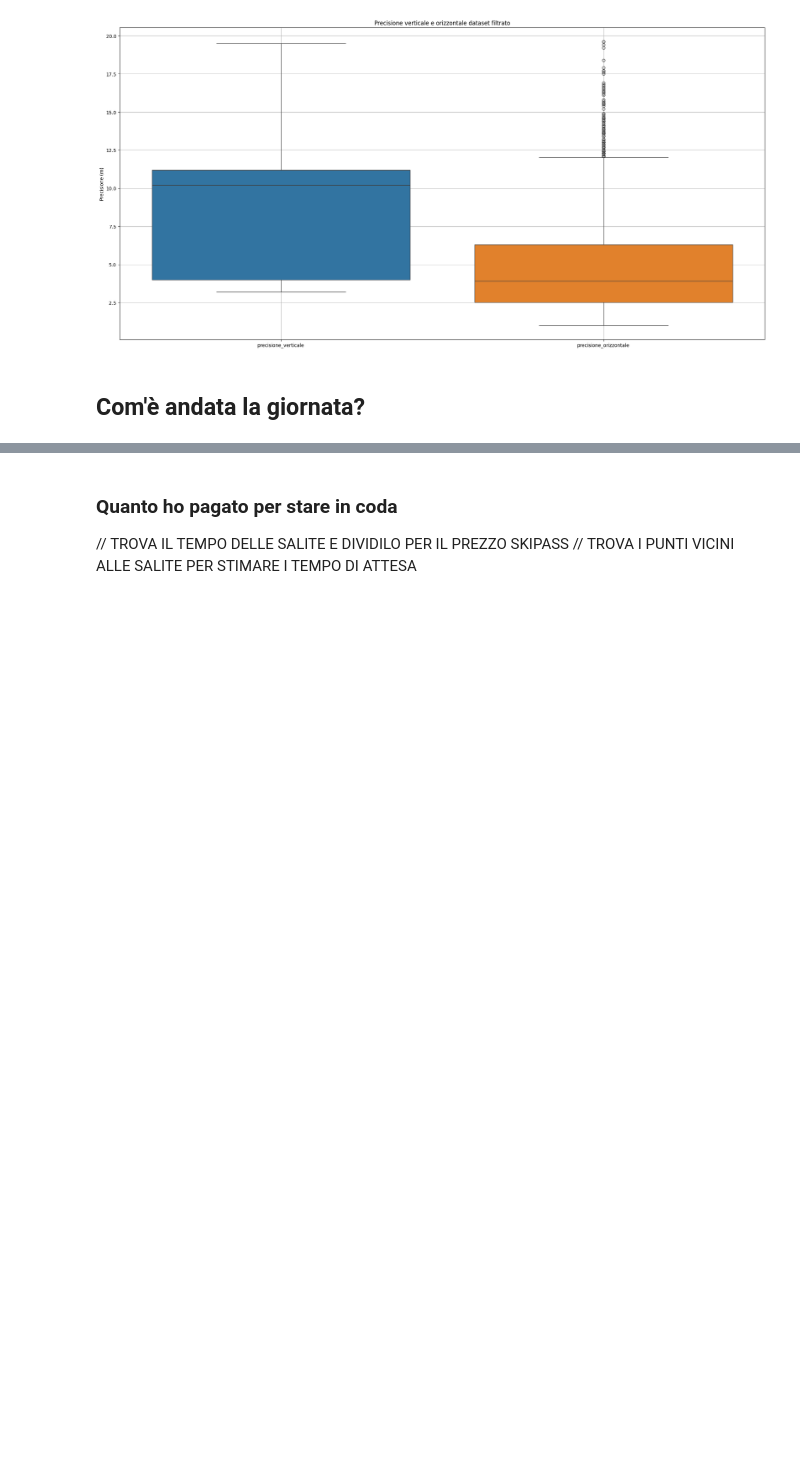
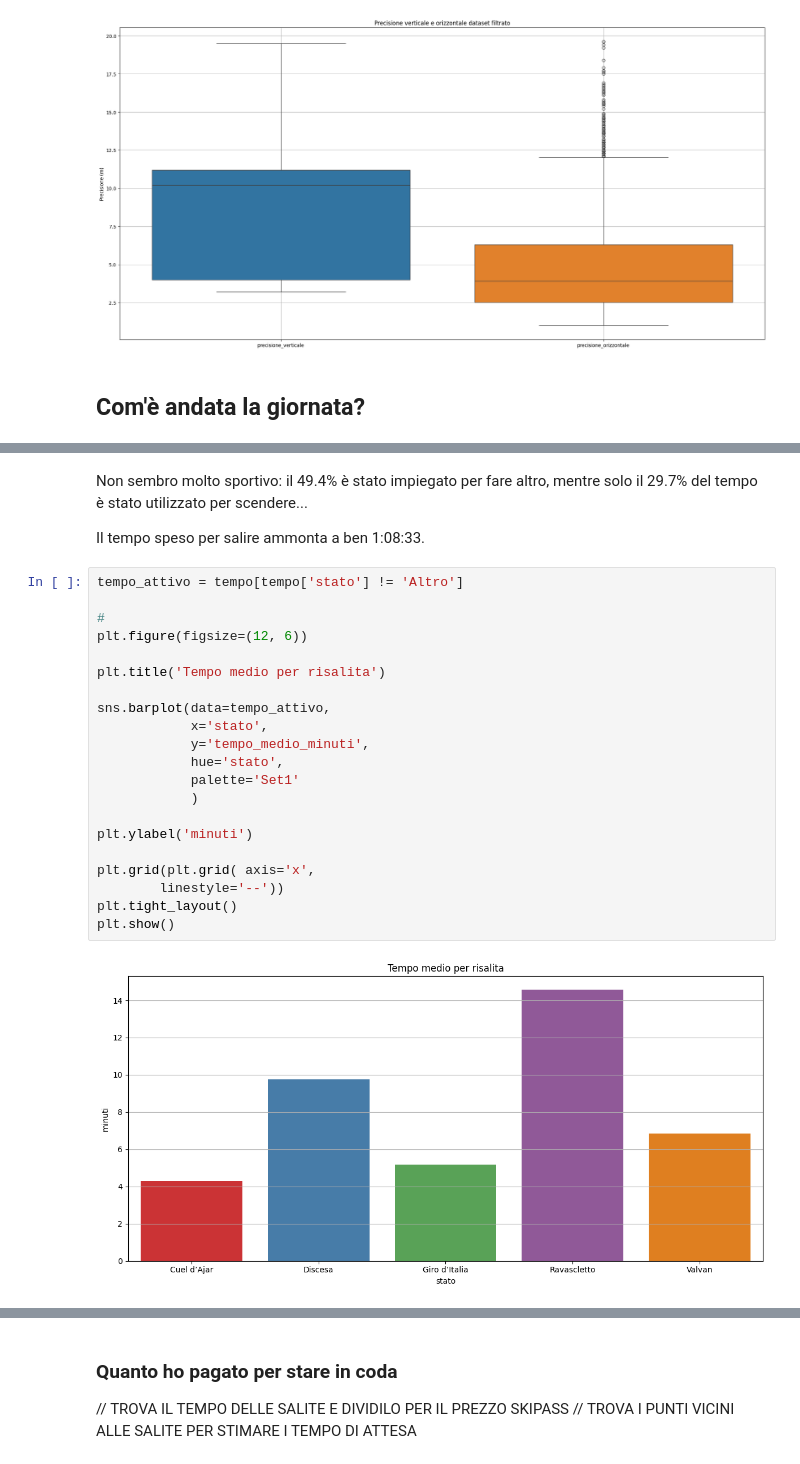
Before and after one commit to thomasmassarutto/DataSlopes, a Jupyter notebook: DataSlopes.ipynb, the cells around one changed output, grey strips where cells are left out. Drawn from its saved outputs; the diff is of its cells as text; blank space fills up the shorter version.

```diff
--- a/DataSlopes.ipynb
+++ b/DataSlopes.ipynb
@@ -413,0 +460,27 @@ Name: delta_tempo, dtype: float64
+# %% [markdown]
+Non sembro molto sportivo: il 49.4% è stato impiegato per fare altro, mentre solo il 29.7% del tempo è stato utilizzato per scendere...
+
+Il tempo speso per salire ammonta a ben 1:08:33.
+# %%
+tempo_attivo = tempo[tempo['stato'] != 'Altro']
+
+#
+plt.figure(figsize=(12, 6))
+
+plt.title('Tempo medio per risalita')
+
+sns.barplot(data=tempo_attivo,
+            x='stato',
+            y='tempo_medio_minuti',
+            hue='stato',
+            palette='Set1'
+            )
+
+plt.ylabel('minuti')
+
+plt.grid(plt.grid( axis='x',
+        linestyle='--'))
+plt.tight_layout()
+plt.show()
+# %% [output]
+[figure, added]
```
Also changed, not shown: parts of 14 cells of this notebook, 5 other files.
